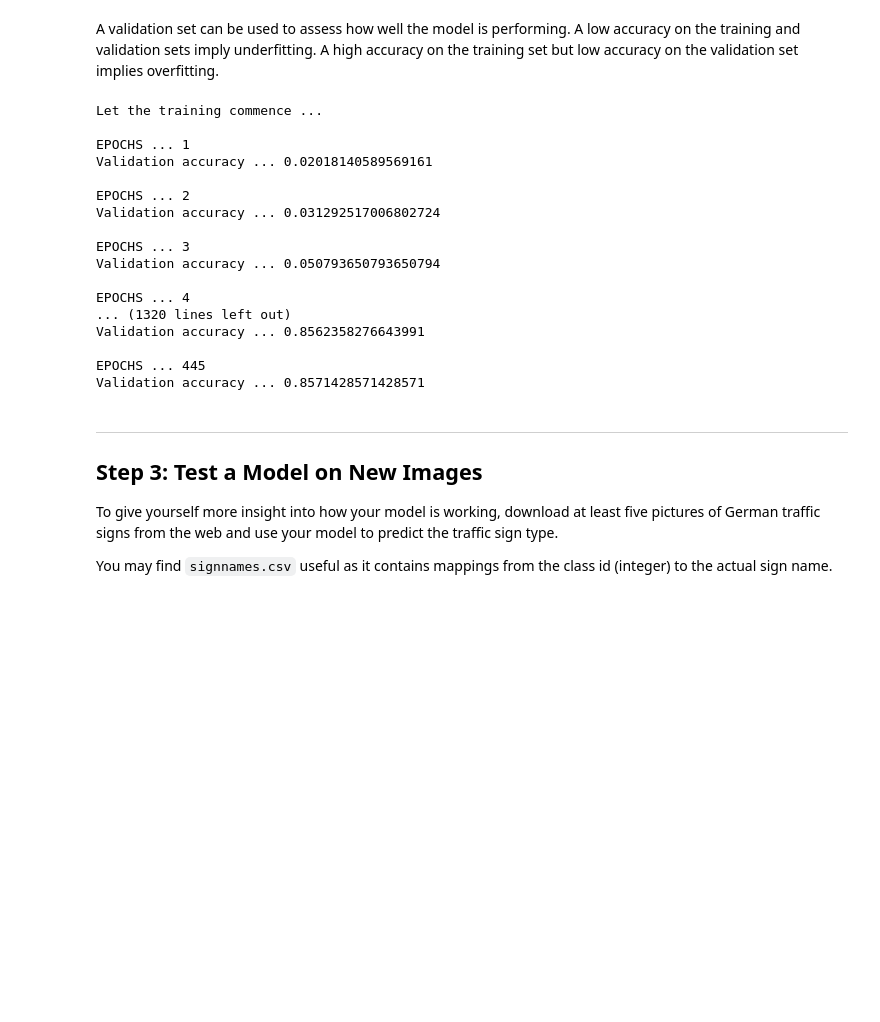
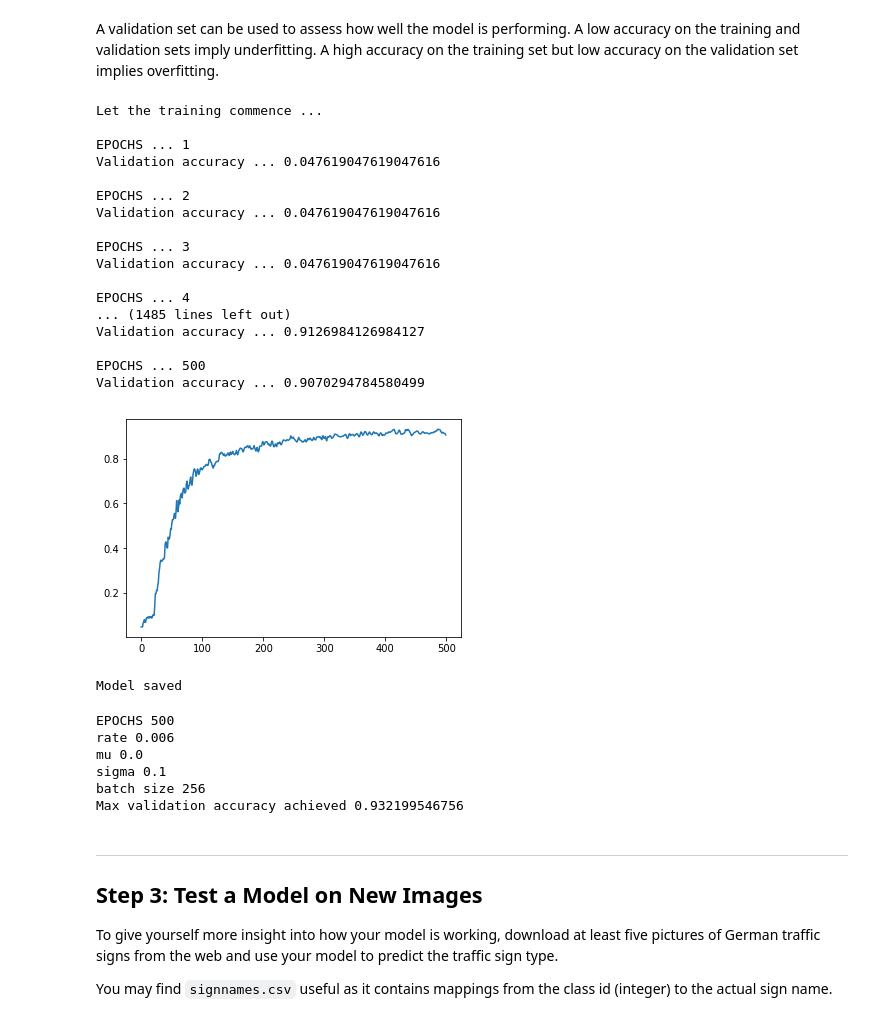
Before and after one commit to moosemaniam/term1_traffix_sign, a Jupyter notebook: Traffic_Sign_Classifier.ipynb, the cells around one changed output. Cells and saved outputs as stored; diff of their text form; code cells hidden in the pictures; blank space fills up the shorter version.

Commit message:
Hit 93 % validation accuracy
-Added 2 drop out layers
-increased learning rate

```diff
--- a/Traffic_Sign_Classifier.ipynb
+++ b/Traffic_Sign_Classifier.ipynb
@@ -257,12 +257,23 @@ print(X_train_processed[3443])
   [-0.14509804]
   [-0.14509804]
   [-0.25098039]]]
+# %%
+#All parameters in one place
+channels=1
+
+
+global_mu=0.0
+global_sigma = 0.1
+rate = 0.006
+EPOCH=500
+BATCH_SIZE = 256
+drop_prob=0.3
 # %%
 from tensorflow.contrib.layers import flatten
 def LeNet(x):
     # Hyperparameters
-    mu = 0.0
-    sigma = 0.1
+    mu = global_mu
+    sigma = global_sigma
 
     # SOLUTION: Layer 1: Convolutional. Input = 32x32x3. Output = 28x28x6.
     conv1_W = tf.Variable(tf.truncated_normal(shape=(5, 5, channels, 6), mean = mu, stddev = sigma))
@@ -292,7 +303,7 @@ def LeNet(x):
     fc0   = flatten(conv2)
 
     #drop out
-   # fc0 = tf.nn.dropout(fc0, keep_prob)
+    fc0 = tf.nn.dropout(fc0, keep_prob)
 
     # SOLUTION: Layer 3: Fully Connected. Input = 400. Output = 120.
     fc1_W = tf.Variable(tf.truncated_normal(shape=(400, 120), mean = mu, stddev = sigma))
@@ -366,8 +377,7 @@ def evaluate(X_data,Y_data):
 # %%
 #Train the Network
 from sklearn.utils import shuffle
-EPOCH=500
-BATCH_SIZE = 256
+
 accuracy_plot=[]
 with tf.Session() as sess:
         sess.run(tf.global_variables_initializer())
@@ -380,42 +390,59 @@ with tf.Session() as sess:
             for offset in range(0,BATCH_SIZE,num_examples):
                 end = offset + BATCH_SIZE
                 batch_x,batch_y = X_train_processed[offset:end],y_train[offset:end]
-                sess.run(training_operation,feed_dict={x:batch_x,y:batch_y,keep_prob:0.5})
+                sess.run(training_operation,feed_dict={x:batch_x,y:batch_y,keep_prob:drop_prob})
 
             validation_accuracy = evaluate(X_valid_processed,y_valid)
             print("EPOCHS ...",format(i+1))
             print("Validation accuracy ...",format(validation_accuracy))
             print()
             accuracy_plot.append(validation_accuracy)
 
 
 
 
 
         plt.subplot(1,1,1)
         plt.plot(accuracy_plot)
         plt.show()
         saver = tf.train.Saver()
         saver.save(sess,"lenet")
         print("Model saved")
 # %% [output]
 Let the training commence ...
 
 EPOCHS ... 1
-Validation accuracy ... 0.02018140589569161
+Validation accuracy ... 0.047619047619047616
 
 EPOCHS ... 2
-Validation accuracy ... 0.031292517006802724
+Validation accuracy ... 0.047619047619047616
 
 EPOCHS ... 3
-Validation accuracy ... 0.050793650793650794
+Validation accuracy ... 0.047619047619047616
 
 EPOCHS ... 4
-... (1320 lines left out)
-Validation accuracy ... 0.8562358276643991
+... (1485 lines left out)
+Validation accuracy ... 0.9126984126984127
 
-EPOCHS ... 445
-Validation accuracy ... 0.8571428571428571
+EPOCHS ... 500
+Validation accuracy ... 0.9070294784580499
+[figure, added]
+Model saved
+# %%
+#print hyper parameters
+print("EPOCHS",EPOCH)
+print("rate",rate)
+print("mu",global_mu)
+print("sigma",global_sigma)
+print("batch size",BATCH_SIZE)
+print("Max validation accuracy achieved", max(accuracy_plot))
+# %% [output]
+EPOCHS 500
+rate 0.006
+mu 0.0
+sigma 0.1
+batch size 256
+Max validation accuracy achieved 0.932199546756
 # %% [markdown]
 ---
 
```
Also changed, not shown: parts of 5 cells of this notebook.
